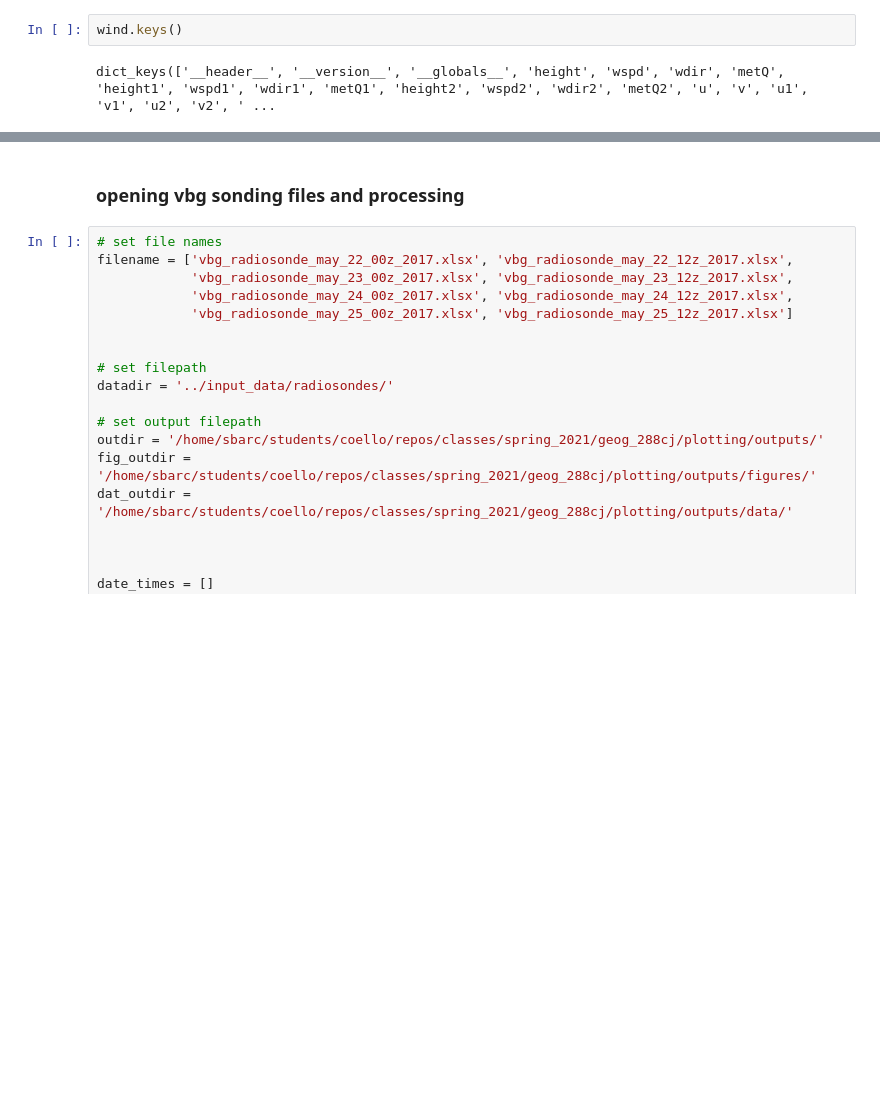
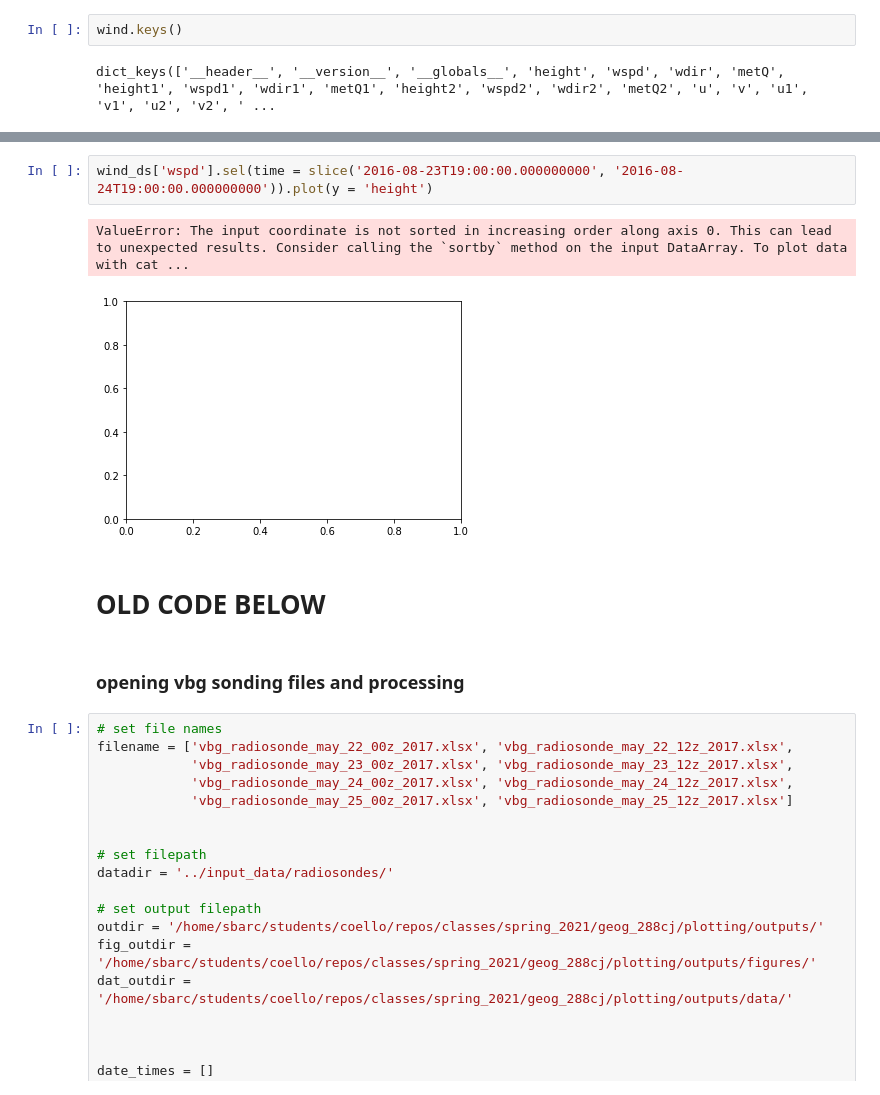
Before and after one commit to mmcoello/spring_2021, a Jupyter notebook: geog_288cj/plotting/analysis/profiler_data_v_wrf.ipynb, the cells around one changed output, grey strips where cells are left out. Cells and saved outputs as stored; diff of their text form; blank space fills up the shorter version.

```diff
--- a/geog_288cj/plotting/analysis/profiler_data_v_wrf.ipynb
+++ b/geog_288cj/plotting/analysis/profiler_data_v_wrf.ipynb
@@ -212,3 +208,10 @@ array([  145.,   193.,   294.,   347.,   395.,   496.,   550.,   598.,
+# %%
+wind_ds['wspd'].sel(time = slice('2016-08-23T19:00:00.000000000', '2016-08-24T19:00:00.000000000')).plot(y = 'height')
+# %% [output]
+ValueError: The input coordinate is not sorted in increasing order along axis 0. This can lead to unexpected results. Consider calling the `sortby` method on the input DataArray. To plot data with cat ...
+[figure, added]
+# %% [markdown]
+# OLD CODE BELOW
 # %% [markdown]
 ### opening vbg sonding files and processing
 # %%
```
Also changed, not shown: parts of 6 cells of this notebook.
